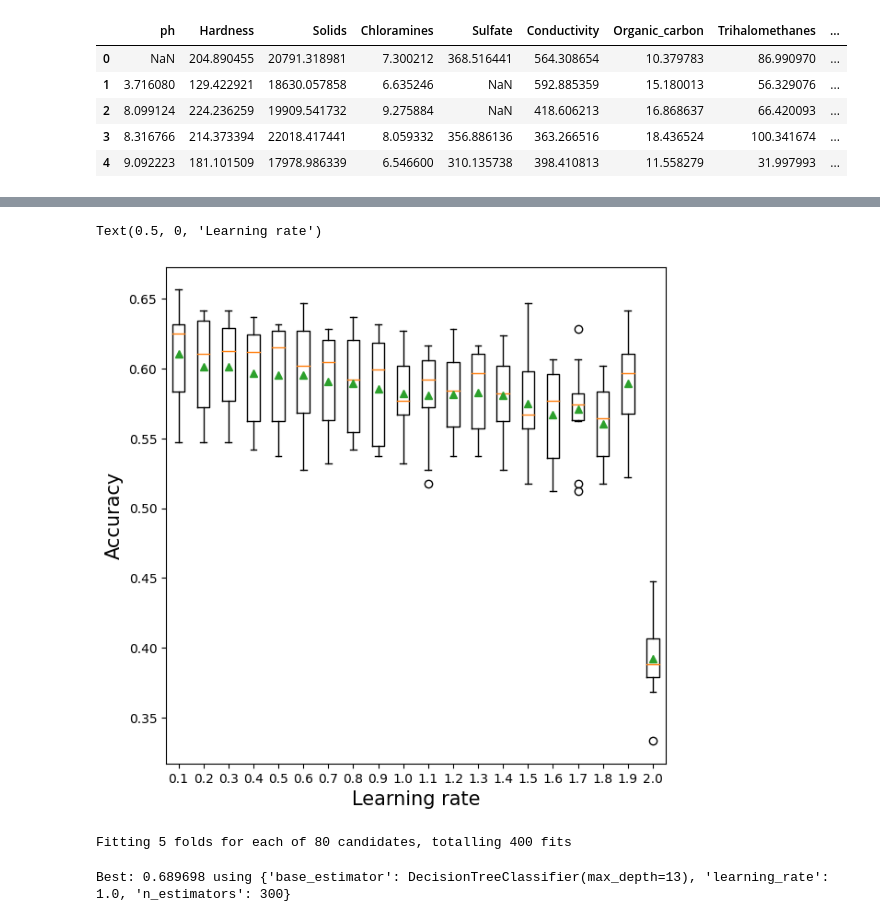
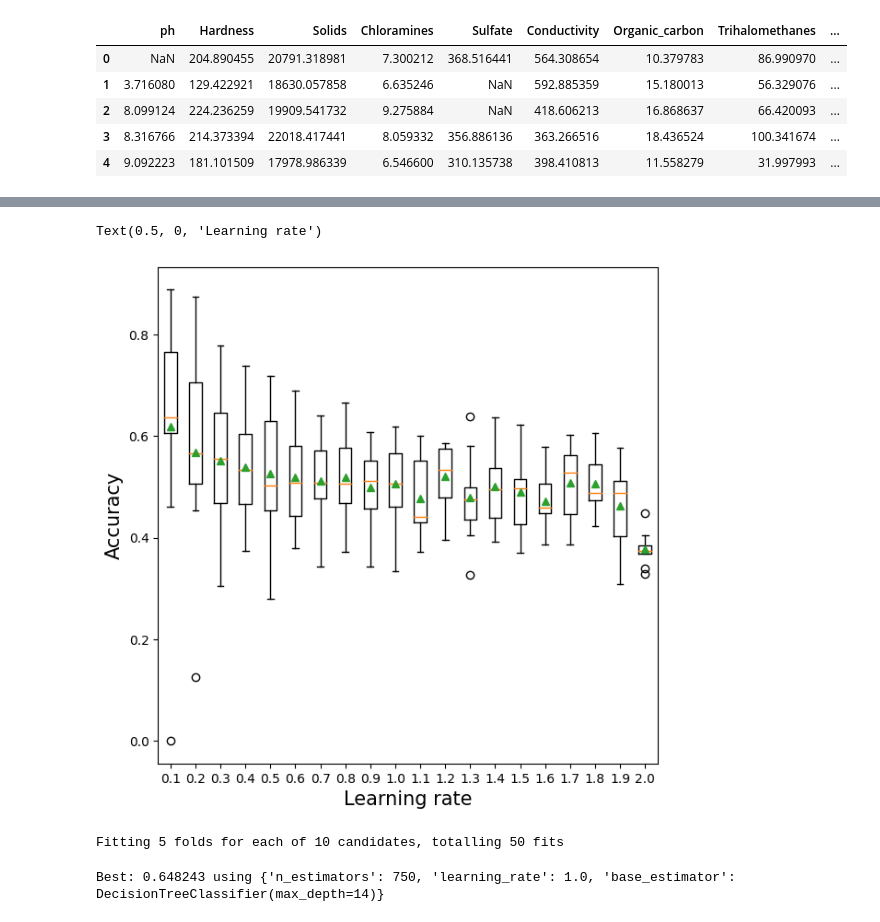
Before and after one commit to catherineerickson/STAT-303-3-Project, a Jupyter notebook: AACK_AdaBoostModel.ipynb, the cells around one changed output, grey strips where cells are left out. Drawn from its saved outputs; the diff is of its cells as text; code cells hidden in the pictures.

Commit message:
Ada and Gradient
Trying out AdaBoost and Gradient Boost, but neither are producing good models

```diff
--- a/AACK_AdaBoostModel.ipynb
+++ b/AACK_AdaBoostModel.ipynb
@@ -113,6 +153,4 @@ Potability           0
 dtype: int64
-# %%
-df = df.dropna()
 # %%
 df.shape
 # %% [output]
@@ -159,0 +248,24 @@ array([[ 1.40988021,  0.08410039, -0.87326617, ...,  0.25717681,
+# %%
+#Model based on the optimal parameters
+model = AdaBoostClassifier(random_state=1,estimator = DecisionTreeClassifier(max_depth=10),learning_rate=0.005,
+                          n_estimators=2000).fit(X_train,y_train)
+
+# Note that we are using the cross-validated predicted probabilities, instead of directly using the
+# predicted probabilities on train data, as the model may be overfitting on the train data, and
+# may lead to misleading results
+cross_val_ypred = cross_val_predict(AdaBoostClassifier(random_state=1,estimator = DecisionTreeClassifier(max_depth=10),learning_rate=0.005,
+                          n_estimators=2000), X_train,y_train, cv = 5, method = 'predict_proba')
+
+p, r, thresholds = precision_recall_curve(y_train, cross_val_ypred[:,1])
+def plot_precision_recall_vs_threshold(precisions, recalls, thresholds):
+    plt.figure(figsize=(8, 8))
+    plt.title("Precision and Recall Scores as a function of the decision threshold")
+    plt.plot(thresholds, precisions[:-1], "b--", label="Precision")
+    plt.plot(thresholds, recalls[:-1], "g-", label="Recall")
+    plt.plot(thresholds, precisions[:-1], "o", color = 'blue')
+    plt.plot(thresholds, recalls[:-1], "o", color = 'green')
+    plt.ylabel("Score")
+    plt.xlabel("Decision Threshold")
+    plt.legend(loc='best')
+    plt.legend()
+plot_precision_recall_vs_threshold(p, r, thresholds)
@@ -161,7 +325,7 @@ array([[ 1.40988021,  0.08410039, -0.87326617, ...,  0.25717681,
 def get_models():
     models = dict()
     # define number of trees to consider
-    n_trees = [10, 50, 100, 300, 500, 1000, 5000]
+    n_trees = [10, 50, 100, 500, 1000, 5000]
     for n in n_trees:
         models[str(n)] = AdaBoostClassifier(n_estimators=n,random_state=1)
     return models
@@ -169,9 +333,9 @@ def get_models():
 # evaluate a given model using cross-validation
 def evaluate_model(model, X, y):
     # define the evaluation procedure
-    cv = StratifiedKFold(n_splits=10, shuffle=True, random_state=1)
+    cv = StratifiedKFold(n_splits=5, shuffle=True, random_state=1)
     # evaluate the model and collect the results
-    scores = cross_val_score(model, X, y, scoring='accuracy', cv=cv, n_jobs=-1)
+    scores = cross_val_score(model, X_train_scaled, y_train, scoring='precision', cv=cv, n_jobs=-1)
     return scores
 
 # get the models to evaluate
@@ -180,7 +344,7 @@ models = get_models()
 results, names = list(), list()
 for name, model in models.items():
     # evaluate the model
-    scores = evaluate_model(model, X, y)
+    scores = evaluate_model(model, X_train_scaled, y_train)
     # store the results
     results.append(scores)
     names.append(name)
@@ -215,9 +378,9 @@ def get_models():
 # evaluate a given model using cross-validation
 def evaluate_model(model, X, y):
     # define the evaluation procedure
-    cv = StratifiedKFold(n_splits=10, shuffle=True, random_state=1)
+    cv = StratifiedKFold(n_splits=5, shuffle=True, random_state=1)
     # evaluate the model and collect the results
-    scores = cross_val_score(model, X, y, scoring='accuracy', cv=cv, n_jobs=-1)
+    scores = cross_val_score(model, X_train_scaled, y_train, scoring='precision', cv=cv, n_jobs=-1)
     return scores
 
 # get the models to evaluate
@@ -226,7 +389,7 @@ models = get_models()
 results, names = list(), list()
 for name, model in models.items():
     # evaluate the model
-    scores = evaluate_model(model, X, y)
+    scores = evaluate_model(model, X_train_scaled, y_train)
     # store the results
     results.append(scores)
     names.append(name)
@@ -272,7 +435,7 @@ def evaluate_model(model, X, y):
     # define the evaluation procedure
     cv = KFold(n_splits=10, shuffle=True, random_state=1)
     # evaluate the model and collect the results
-    scores = cross_val_score(model, X, y, scoring='accuracy', cv=cv, n_jobs=-1)
+    scores = cross_val_score(model, X_train_scaled, y_train, scoring='precision', cv=cv, n_jobs=-1)
     return scores
 
 # get the models to evaluate
@@ -281,7 +444,7 @@ models = get_models()
 results, names = list(), list()
 for name, model in models.items():
     # evaluate the model
-    scores = evaluate_model(model, X, y)
+    scores = evaluate_model(model, X_train_scaled, y_train)
     # store the results
     results.append(scores)
     names.append(name)
@@ -316,19 +479,19 @@ plt.xlabel('Learning rate',fontsize=15)
 Text(0.5, 0, 'Learning rate')
-[figure, old version]
+[figure, new version]
 # %%
 model = AdaBoostClassifier(random_state=1)
 grid = dict()
-grid['n_estimators'] = [50, 300, 500, 1000]
-grid['learning_rate'] = [0.0001, 0.001, 0.01,0.1, 1.0]
-grid['base_estimator'] = [DecisionTreeClassifier(max_depth=11), DecisionTreeClassifier(max_depth=12),
-                          DecisionTreeClassifier(max_depth=13),DecisionTreeClassifier(max_depth=14)]
+grid['n_estimators'] = [500, 750, 1000]
+grid['learning_rate'] = [0.0001, 0.001, 0.01,0.1, 1.0, 2.0]
+grid['base_estimator'] = [DecisionTreeClassifier(max_depth=10), DecisionTreeClassifier(max_depth=12),
+                          DecisionTreeClassifier(max_depth=14),DecisionTreeClassifier(max_depth=16)]
 # define the evaluation procedure
 cv = StratifiedKFold(n_splits=5, shuffle=True, random_state=1)
 # define the grid search procedure
-grid_search = GridSearchCV(estimator=model, param_grid=grid, n_jobs=-1, cv=cv,
+grid_search = RandomizedSearchCV(estimator=model, param_distributions=grid, n_jobs=-1, cv=cv, scoring = 'precision',
                           verbose = True)
 # execute the grid search
-grid_result = grid_search.fit(X, y)
+grid_result = grid_search.fit(X_train_scaled, y_train)
 # summarize the best score and configuration
 print("Best: %f using %s" % (grid_result.best_score_, grid_result.best_params_))
 # summarize all scores that were evaluated
@@ -338,7 +501,7 @@ params = grid_result.cv_results_['params']
 #for mean, stdev, param in zip(means, stds, params):
 #    print("%f (%f) with: %r" % (mean, stdev, param)
 # %% [output]
-Fitting 5 folds for each of 80 candidates, totalling 400 fits
+Fitting 5 folds for each of 10 candidates, totalling 50 fits
-Best: 0.689698 using {'base_estimator': DecisionTreeClassifier(max_depth=13), 'learning_rate': 1.0, 'n_estimators': 300}
+Best: 0.648243 using {'n_estimators': 750, 'learning_rate': 1.0, 'base_estimator': DecisionTreeClassifier(max_depth=14)}
 # %%
 #Model based on the optimal parameters
```
Also changed, not shown: parts of 24 cells of this notebook, 1 other file.
